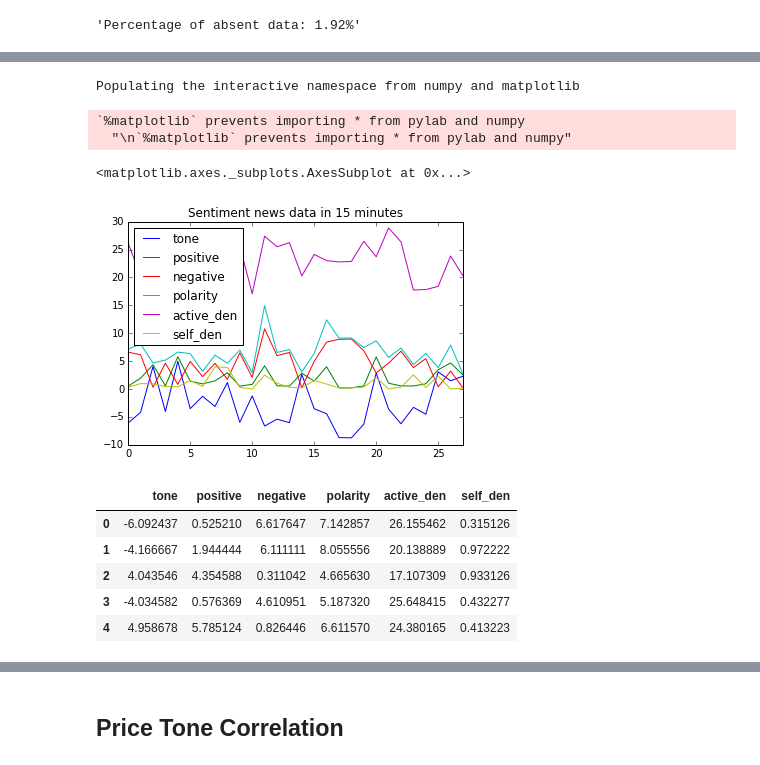
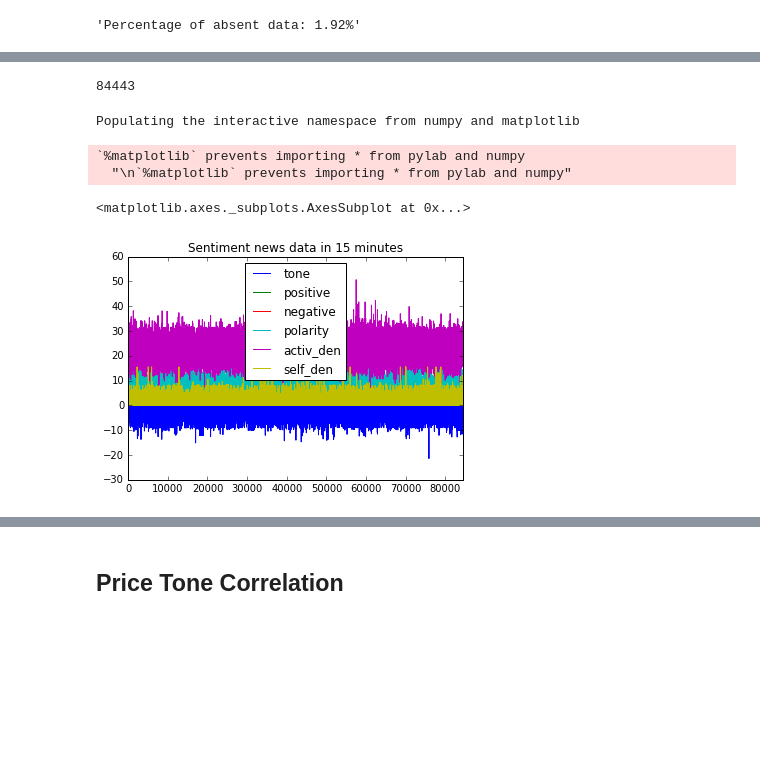
Before and after one commit to ostapkharysh/Stock-return-predictability, a Jupyter notebook: GdeltInfo.ipynb, the cells around one changed output, grey strips where cells are left out. Saved outputs shown, nothing was run; the diff lists cells and outputs as text; code cells hidden in the pictures; blank space fills up the shorter version.

```diff
--- a/GdeltInfo.ipynb
+++ b/GdeltInfo.ipynb
@@ -36,30 +36,40 @@ table = meta.tables['news']
 #print(inspector.get_table_names())
 #print(inspector.get_columns('news'))
 
-select_st = select([table.c.DATE, table.c.TONE, table.c.DOCUMENTIDENTIFIER, table.c.ORGANIZATIONS, table.c.GCAM]).where(and_(table.c.DATE < '20160300000000' , table.c.DATE > '20160131234500'))
+select_st = select([table.c.DATE, table.c.TONE, table.c.DOCUMENTIDENTIFIER, table.c.SOURCECOMMONNAME, table.c.GCAM]).where(and_(table.c.DATE < '20160300000000' , table.c.DATE > '20160214234500'))
 
 res = conn.execute(select_st).fetchall()
 
 news = dict()
 news['date'] = [datetime.datetime.strptime(el[0], '%Y%m%d%H%M%S') for el in res if '.' not in el[0]]
-news['tone'] = [el[1] for el in res if '.' not in el[0]]
+
+sents = [el[1] for el in res if '.' not in el[0]]
+sent = [x.split(',') for x in sents]
+
+news['tone'] = [float(el[0]) for el in sent]
+news['positive'] = [float(el[1]) for el in sent]
+news['negative'] = [float(el[2]) for el in sent]
+news['polarity'] = [float(el[3]) for el in sent]
+news['activ_den'] = [float(el[4]) for el in sent]
+news['self_den'] = [float(el[5]) for el in sent]
+
 news['source'] = [el[2] for el in res if '.' not in el[0]]
-news['org'] = [el[3] for el in res if '.' not in el[0]]
+news['agency'] = [el[3] for el in res if '.' not in el[0]]
 news['words'] = [el[4] for el in res if '.' not in el[0]]
 
 TONE = pd.DataFrame.from_dict(news)
-#TONE = TONE[['date', 'tone', 'source']]
+
 del res
 
 
-TONE_15_M = pd.DataFrame({'date': [], 'tone': [], 'source': [], 'org': [], 'words': []})
+# TONE_15_M = pd.DataFrame({'date': [], 'tone': [], 'source': [],  'agency': [], 'words': []})
 
-for idx, el in enumerate(list(set(TONE.date))):
-    one_p_tones = TONE.loc[TONE.date==el].tone.values
-    one_p_words = TONE.loc[TONE.date==el].words.values
-    one_p_source = TONE.loc[TONE.date==el].source.values
-    #one_p_org = TONE.loc[TONE.date==el].org.values
-    TONE_15_M.loc[idx] = pd.Series({"date": el, "tone": one_p_tones, "source": one_p_source , "words": one_p_words})
+# for idx, el in enumerate(list(set(TONE.date))):
+#     one_p_tones = TONE.loc[TONE.date==el].tone.values
+#     one_p_words = TONE.loc[TONE.date==el].words.values
+#     one_p_source = TONE.loc[TONE.date==el].source.values
+#     one_p_agency = TONE.loc[TONE.date==el].agency.values
+#     TONE_15_M.loc[idx] = pd.Series({"date": el, "tone": one_p_tones, "source": one_p_source , 'agency': one_p_agency, "words": one_p_words})
 
-TONE_15_M = TONE_15_M.sort_values(by=['date'])
-TONE_15_M.head()
+# TONE_15_M = TONE_15_M.sort_values(by=['date'])
+# TONE_15_M.head()
@@ -104,0 +76,5 @@ min_15 = [el.split(',') for el in min_15]
+# %%
+TONE = TONE.sort_values(by=['date'])
+TONE = TONE[['date', 'tone', 'positive', 'negative', 'polarity', 'activ_den', 'self_den', 'source', 'agency', 'words']]
+TONE = TONE.reset_index()
+del TONE['index']
@@ -105,3 +90,7 @@ min_15 = [el.split(',') for el in min_15]
+# %%
+len(TONE)
+# %% [output]
+84443
 # %%
 import matplotlib.pyplot as plt
 import matplotlib
@@ -124,14 +106,5 @@ for idx, el in enumerate(min_15):
 # %%
-tonality.plot(title = "Sentiment news data in 15 minutes")
+TONE[['tone', 'positive', 'negative', 'polarity', 'activ_den', 'self_den']].plot(title = "Sentiment news data in 15 minutes")
 # %% [output]
 <matplotlib.axes._subplots.AxesSubplot at 0x...>
-[figure, old version]
+[figure, new version]
-# %%
-tonality.head()
-# %% [output]
-|  | tone | positive | negative | polarity | active_den | self_den |
-| 0 | -6.092437 | 0.525210 | 6.617647 | 7.142857 | 26.155462 | 0.315126 |
-| 1 | -4.166667 | 1.944444 | 6.111111 | 8.055556 | 20.138889 | 0.972222 |
-| 2 | 4.043546 | 4.354588 | 0.311042 | 4.665630 | 17.107309 | 0.933126 |
-| 3 | -4.034582 | 0.576369 | 4.610951 | 5.187320 | 25.648415 | 0.432277 |
-| 4 | 4.958678 | 5.785124 | 0.826446 | 6.611570 | 24.380165 | 0.413223 |
```
Also changed, not shown: parts of 70 cells of this notebook, 4 other files.
